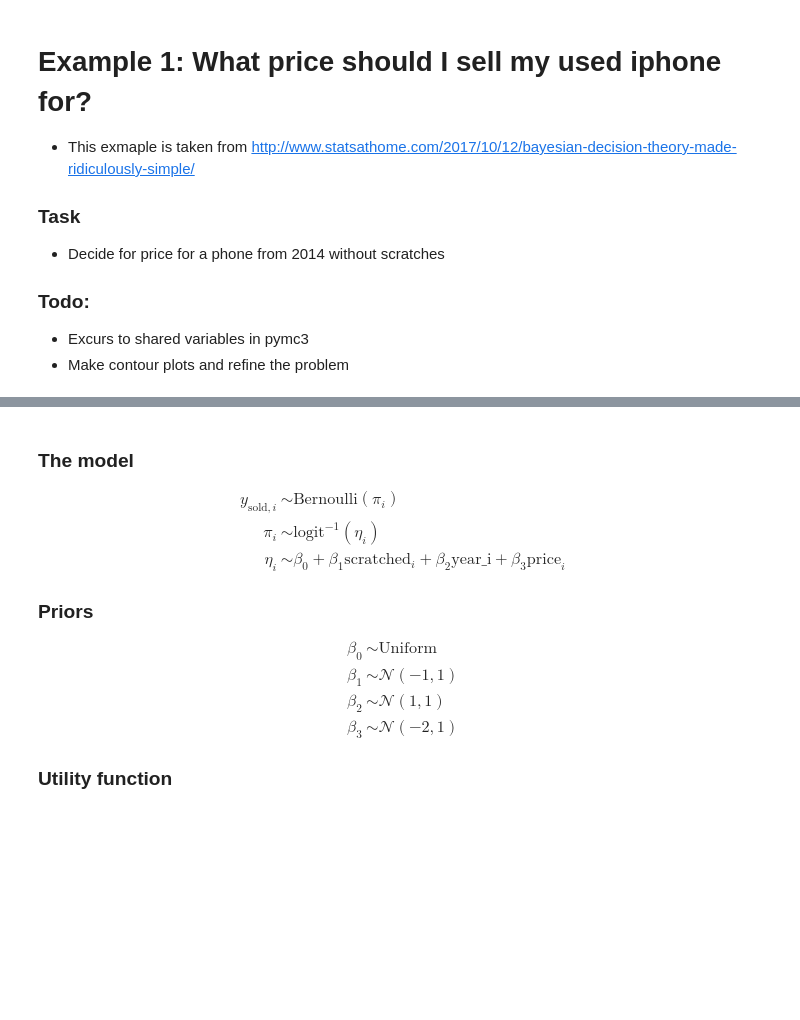
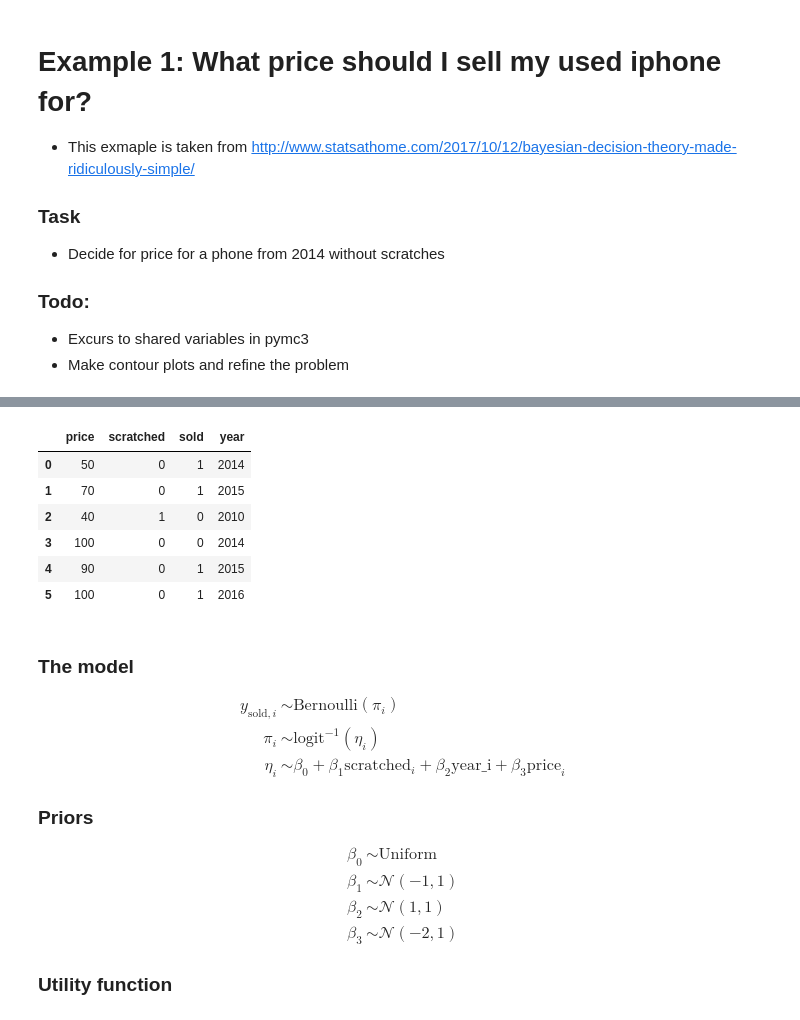
Before and after one commit to 8gradplus/baysian_decision_theory, a Jupyter notebook: simple_decision.ipynb, the cells around one changed output, grey strips where cells are left out. Saved outputs shown, nothing was run; the diff lists cells and outputs as text; code cells hidden in the pictures; blank space fills up the shorter version.

```diff
--- a/simple_decision.ipynb
+++ b/simple_decision.ipynb
@@ -23,8 +21,17 @@ WARNING (theano.tensor.blas): Using NumPy C-API based implementation for BLAS fu
 # %%
 train = pd.DataFrame({"sold": [1, 1, 0, 0, 1, 1],
                      "scratched": [0, 0, 1, 0, 0, 0],
                      "year": [2014, 2015, 2010, 2014, 2015, 2016],
                      "price": [50, 70, 40, 100, 90, 100]})
+train
+# %% [output]
+|  | price | scratched | sold | year |
+| 0 | 50 | 0 | 1 | 2014 |
+| 1 | 70 | 0 | 1 | 2015 |
+| 2 | 40 | 1 | 0 | 2010 |
+| 3 | 100 | 0 | 0 | 2014 |
+| 4 | 90 | 0 | 1 | 2015 |
+| 5 | 100 | 0 | 1 | 2016 |
 # %% [markdown]
 ### The model
 $$
```
Also changed, not shown: parts of 10 cells of this notebook.
